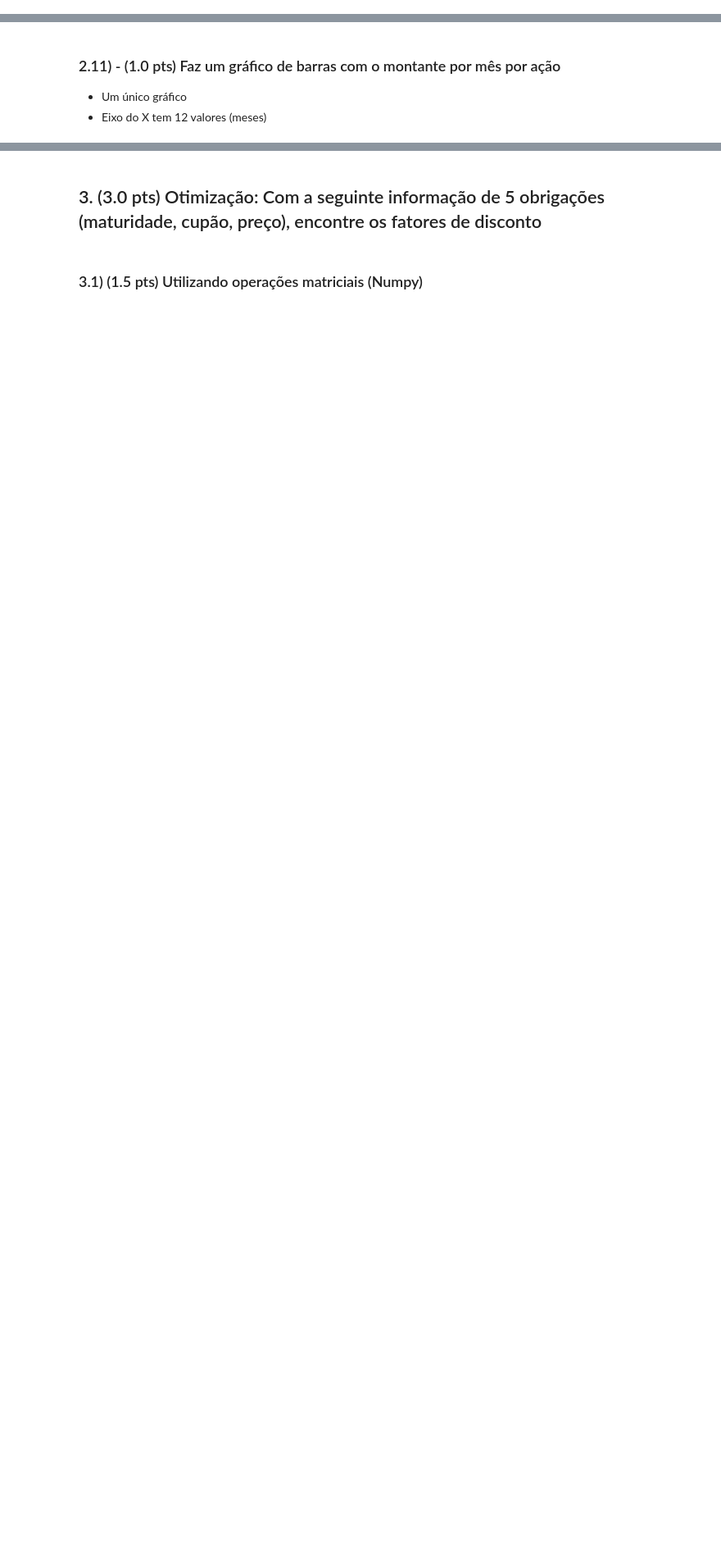
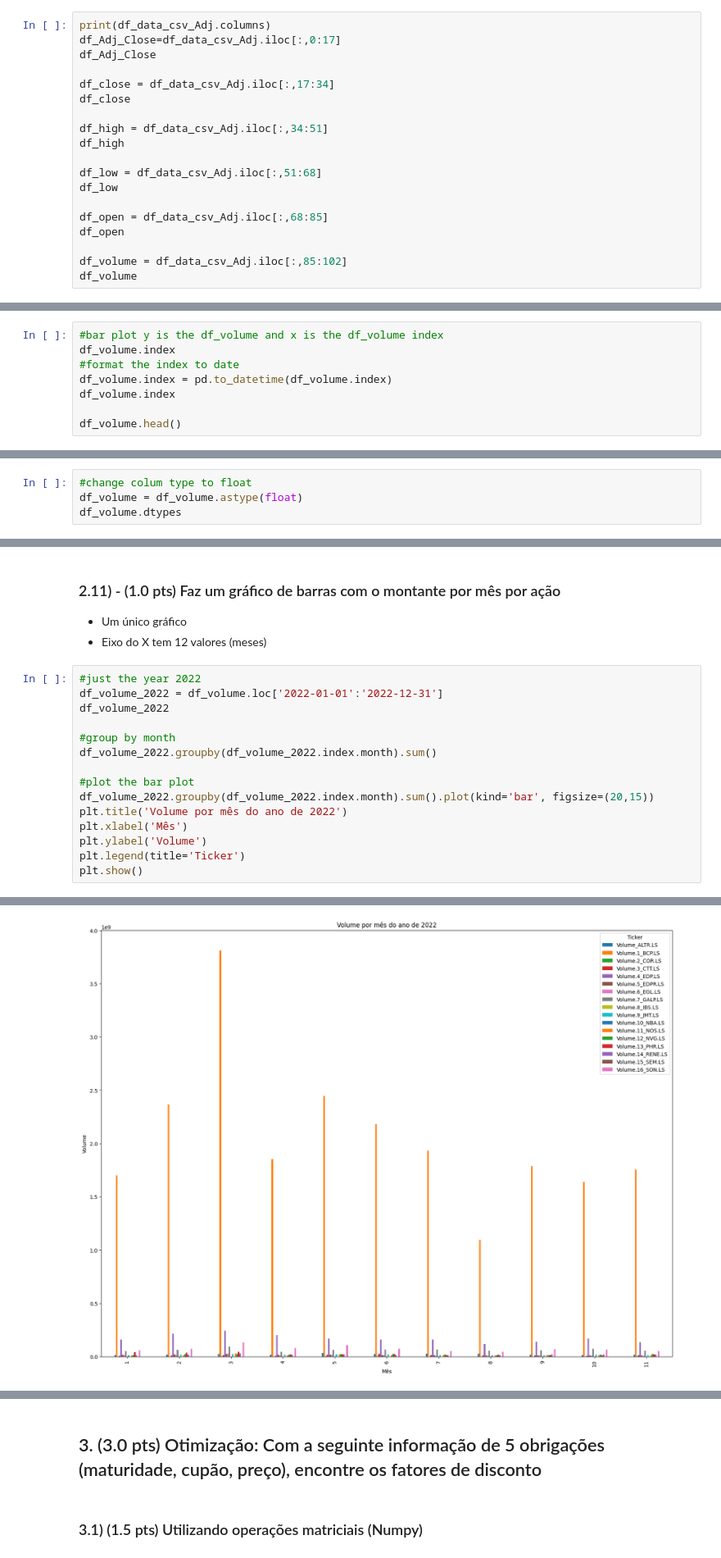
Before and after one commit to Brutosippon/projecto1, a Jupyter notebook: 2022 CF_GRUPO_K.ipynb, the cells around one changed output, grey strips where cells are left out. Shown at 82% size. Saved outputs shown, nothing was run; the diff lists cells and outputs as text; blank space fills up the shorter version.

```diff
--- a/2022 CF_GRUPO_K.ipynb
+++ b/2022 CF_GRUPO_K.ipynb
@@ -522 +516,20 @@ date
 2300 rows × 102 columns
+# %%
+print(df_data_csv_Adj.columns)
+df_Adj_Close=df_data_csv_Adj.iloc[:,0:17]
+df_Adj_Close
+
+df_close = df_data_csv_Adj.iloc[:,17:34]
+df_close
+
+df_high = df_data_csv_Adj.iloc[:,34:51]
+df_high
+
+df_low = df_data_csv_Adj.iloc[:,51:68]
+df_low
+
+df_open = df_data_csv_Adj.iloc[:,68:85]
+df_open
+
+df_volume = df_data_csv_Adj.iloc[:,85:102]
+df_volume
@@ -522,0 +560,8 @@ date
+# %%
+#bar plot y is the df_volume and x is the df_volume index
+df_volume.index
+#format the index to date
+df_volume.index = pd.to_datetime(df_volume.index)
+df_volume.index
+
+df_volume.head()
@@ -522,0 +575,4 @@ date
+# %%
+#change colum type to float
+df_volume = df_volume.astype(float)
+df_volume.dtypes
@@ -526,4 +601,18 @@ date
 - Um único gráfico
 - Eixo do X tem 12 valores (meses)
 # %%
+#just the year 2022
+df_volume_2022 = df_volume.loc['2022-01-01':'2022-12-31']
+df_volume_2022
+
+#group by month
+df_volume_2022.groupby(df_volume_2022.index.month).sum()
+
+#plot the bar plot
+df_volume_2022.groupby(df_volume_2022.index.month).sum().plot(kind='bar', figsize=(20,15))
+plt.title('Volume por mês do ano de 2022')
+plt.xlabel('Mês')
+plt.ylabel('Volume')
+plt.legend(title='Ticker')
+plt.show()
 # %% [output]
@@ -530,0 +619 @@ date
+[figure, added]
```
Also changed, not shown: parts of 20 cells of this notebook.
